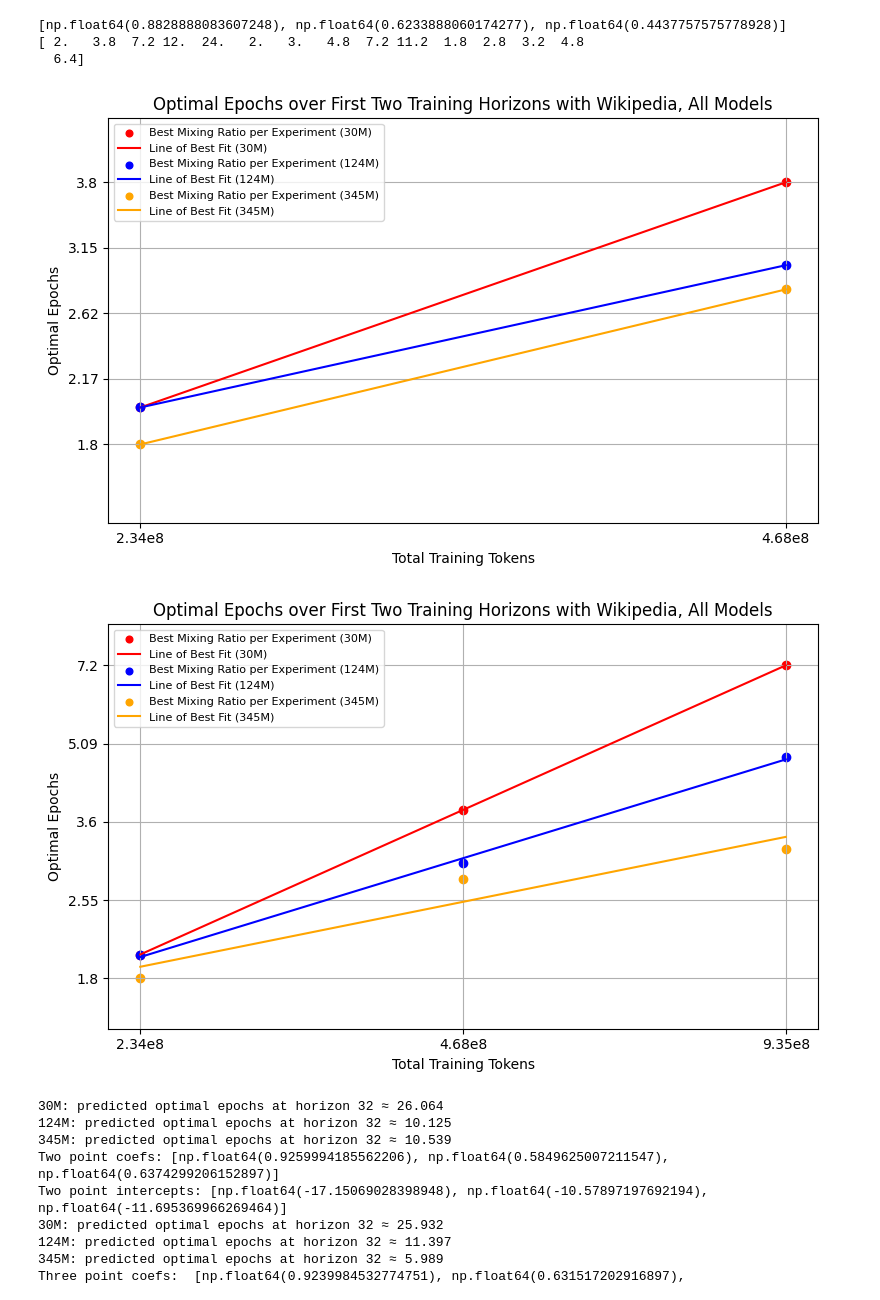
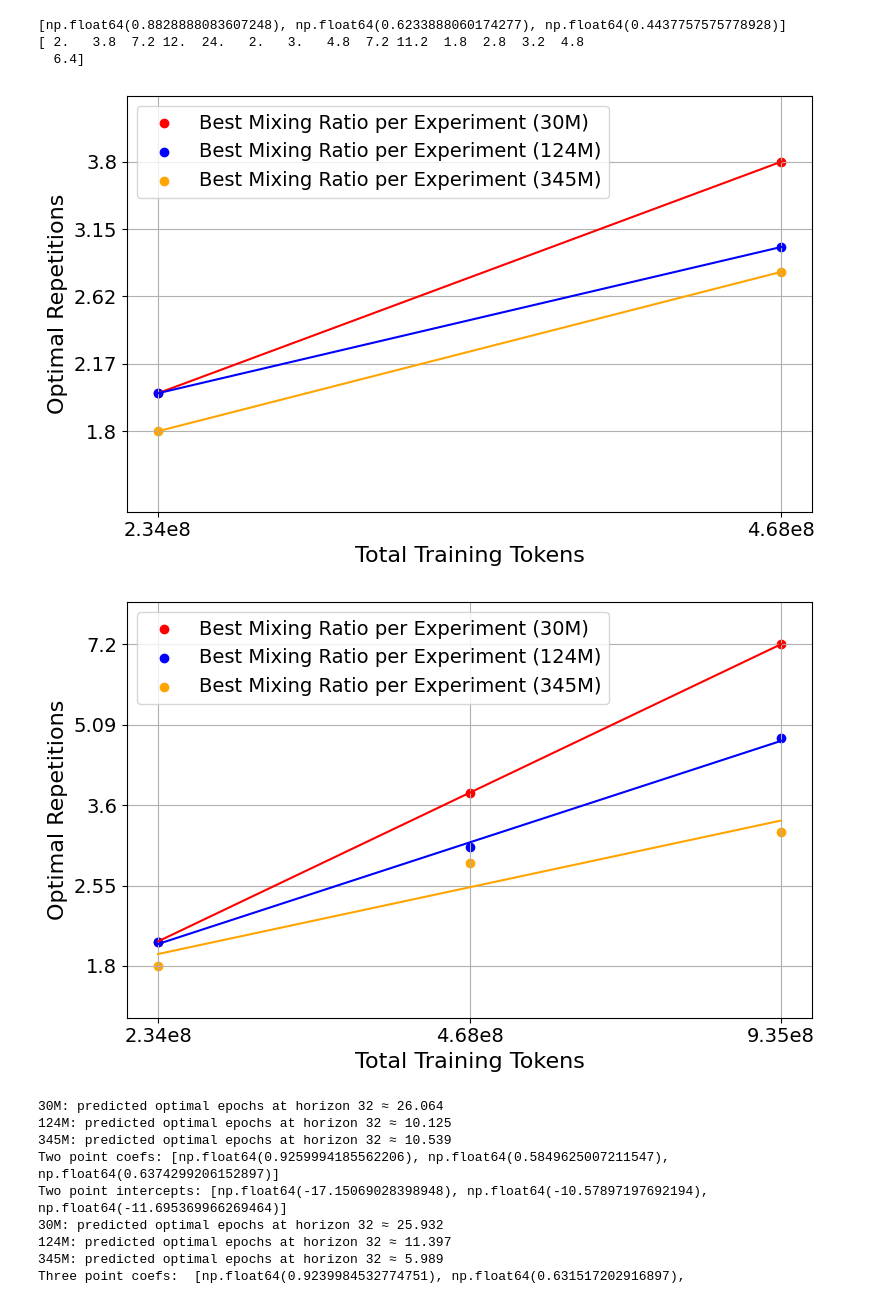
Before and after one commit to kevinzhou497/data-mixing-language-models, a Jupyter notebook: results_viz.ipynb, the cells around one changed output. Saved outputs shown, nothing was run; the diff lists cells and outputs as text; code cells hidden in the pictures.

```diff
--- a/results_viz.ipynb
+++ b/results_viz.ipynb
@@ -64,6 +64,17 @@ def get_best_overall_runs(file_paths, epochs):
 # %%
 def plot_reg_and_repeat(iters_repeat, subsamples, model_params, iters_reg, legend_rep, legend_reg, epochs, hq_data, title_addition=None):
 
+    # settings for these plots for the paper
+    plt.rcParams.update({
+        "axes.titlesize": 0,          # removes axes titles
+        "axes.labelsize": 14,         # x/y labels, from 14
+        "xtick.labelsize": 12,        # x tick labels, from 12
+        "ytick.labelsize": 12,        # y tick labels, from 12
+        "legend.fontsize": 12,        # legend text, from 12
+        "figure.titlesize": 0,       # removes suptitle (overall figure title)
+        "legend.title_fontsize": 12 # legend title, from 12
+    })
+    plt.title = lambda *args, **kwargs: None
     # repeat aware
     file_paths = []
     for model in model_params:
@@ -81,6 +92,8 @@ def plot_reg_and_repeat(iters_repeat, subsamples, model_params, iters_reg, legen
     legend_idx = 0
 
     for df in dfs:
+        if legend_idx == (len(legend_rep)-1):
+            continue
         label = df["experiment"].iloc[0]
         # plot_label = f"{label}x Wikipedia"
         plot_label = f"{legend_rep[legend_idx]}"
@@ -117,9 +130,10 @@ def plot_reg_and_repeat(iters_repeat, subsamples, model_params, iters_reg, legen
         plt.title(f"Validation Loss per Mixing Ratio Across Training Horizons for PubMed, {model_params[0]} Model")
     else:
         plt.title(f"Validation Loss per Mixing Ratio Across Training Horizons for Wikipedia, {model_params[0]} Model")
-    plt.legend(loc='upper left')
+    plt.legend(loc='upper left', title = "Training Horizon")
     plt.grid(True)
     plt.tight_layout()
+    plt.savefig(f"mixing_ratio_{hq_data}_{model_params}.pdf", format="pdf", bbox_inches="tight", pad_inches=0.02)
     plt.show()
 
     return file_paths, file_paths_reg, dfs, dfs_reg
@@ -208,12 +222,24 @@ def mix_and_epochs(file_paths_lists, epochs, num_tokens,
                    multiple=True,
                    repeat_aware=False,
                    repeat_aware_tokens=None,
-                   smaller_legend=True):
+                   smaller_legend=False,
+                   file_details=None):
     """ Plot the optimal epochs over training horizons. Allows different sets of experiments and model sizes to be passed in. """
 
     fig, ax = plt.subplots(figsize=(8, 5))
     coefs, intercepts = [], []
     all_tokens, all_epochs = [], []
+
+    plt.rcParams.update({
+        "axes.titlesize": 0,          # removes axes titles
+        "axes.labelsize": 16,         # x/y labels, from 14
+        "xtick.labelsize": 14,        # x tick labels, from 12
+        "ytick.labelsize": 14,        # y tick labels, from 12
+        "legend.fontsize": 14,        # legend text, from 12
+        "figure.titlesize": 0,       # removes suptitle (overall figure title)
+        "legend.title_fontsize": 14 # legend title, from 12
+    })
+    plt.title = lambda *args, **kwargs: None
 
     for idx, file_paths in enumerate(file_paths_lists):
         df_best = get_best_overall_runs(file_paths, epochs).copy()
@@ -248,8 +274,8 @@ def mix_and_epochs(file_paths_lists, epochs, num_tokens,
 
         ax.scatter(X, y, color=colors[idx % len(colors)],
                    label=f"Best Mixing Ratio per Experiment ({params[idx % len(params)]})")
-        ax.plot(x_test, y_pred, color=colors[idx % len(colors)],
-                label=f"Line of Best Fit ({params[idx % len(params)]})")
+        ax.plot(x_test, y_pred, color=colors[idx % len(colors)])
+                #label=f"Line of Best Fit ({params[idx % len(params)]})")
 
     # make the axes log-scale
     ax.set_xscale("log")
@@ -283,7 +309,7 @@ def mix_and_epochs(file_paths_lists, epochs, num_tokens,
             mticker.FuncFormatter(lambda y, _: f"{int(round(y))}" if np.isclose(y, round(y)) else f"{y:.3g}")
         )
 
-        # padding so endpoints aren’t clipped in the plot visualisation
+
         if ymin < ymax:
             ax.set_ylim(ymin * 0.8, ymax * 1.2)
 
@@ -293,12 +319,13 @@ def mix_and_epochs(file_paths_lists, epochs, num_tokens,
     ax.grid(True, which="major", axis="both")
 
     ax.set_xlabel("Total Training Tokens")
-    ax.set_ylabel("Optimal Epochs")
-    ax.set_title(title if title else "Optimal Epochs over Training Horizons")
+    ax.set_ylabel("Optimal Repetitions")
+    #ax.set_title(title if title else "Optimal Epochs over Training Horizons")
     ax.legend()
     if smaller_legend:
         plt.legend(prop={'size': 8}, markerscale=0.8)
     fig.tight_layout()
+    plt.savefig(f"epochs_{file_details}.pdf", format="pdf", bbox_inches="tight", pad_inches=0.02)
     plt.show()
 
     return coefs, intercepts, all_epochs
@@ -457,13 +484,13 @@ print(epochs_all)
 # %%
 # Wikipedia, 2 points
 paths_two_points = [wiki_file_paths_reg_30M[0:2], wiki_file_paths_reg_124M[0:2], wiki_file_paths_reg_345M[0:2]]
-coefs_wiki_all_two, intercepts_wiki_all_two, epochs_all_two = mix_and_epochs(paths_two_points, epochs, 116881107, colors=["red","blue", "orange"], params=["30M", "124M", "345M"], title="Optimal Epochs over First Two Training Horizons with Wikipedia, All Models")
+coefs_wiki_all_two, intercepts_wiki_all_two, epochs_all_two = mix_and_epochs(paths_two_points, epochs, 116881107, colors=["red","blue", "orange"], params=["30M", "124M", "345M"])
 # Wikipedia, 3 points
 paths_three_points = [wiki_file_paths_reg_30M[0:3], wiki_file_paths_reg_124M[0:3], wiki_file_paths_reg_345M[0:3]]
-coefs_wiki_all_three, intercepts_wiki_all_three, epochs_all_three = mix_and_epochs(paths_three_points, epochs, 116881107, colors=["red","blue", "orange"], params=["30M", "124M", "345M"], title="Optimal Epochs over First Two Training Horizons with Wikipedia, All Models")
+coefs_wiki_all_three, intercepts_wiki_all_three, epochs_all_three = mix_and_epochs(paths_three_points, epochs, 116881107, colors=["red","blue", "orange"], params=["30M", "124M", "345M"])
 # %% [output]
-[figure, old version]
+[figure, new version]
-[figure, old version]
+[figure, new version]
 # %%
 def predict_epochs(coef, intercept, x_tokens: float) -> float:
     if x_tokens <= 0:
```
Also changed, not shown: parts of 31 cells of this notebook, 2 other files.
